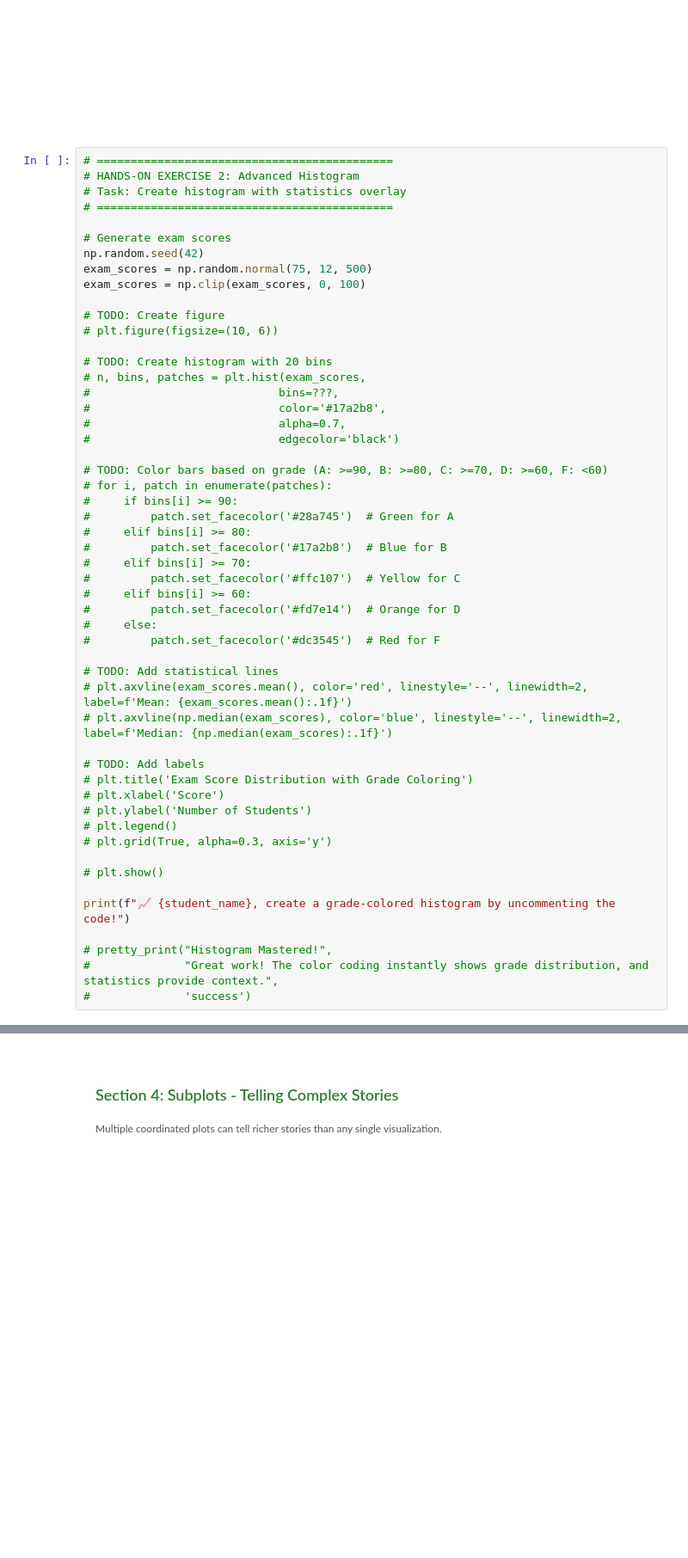
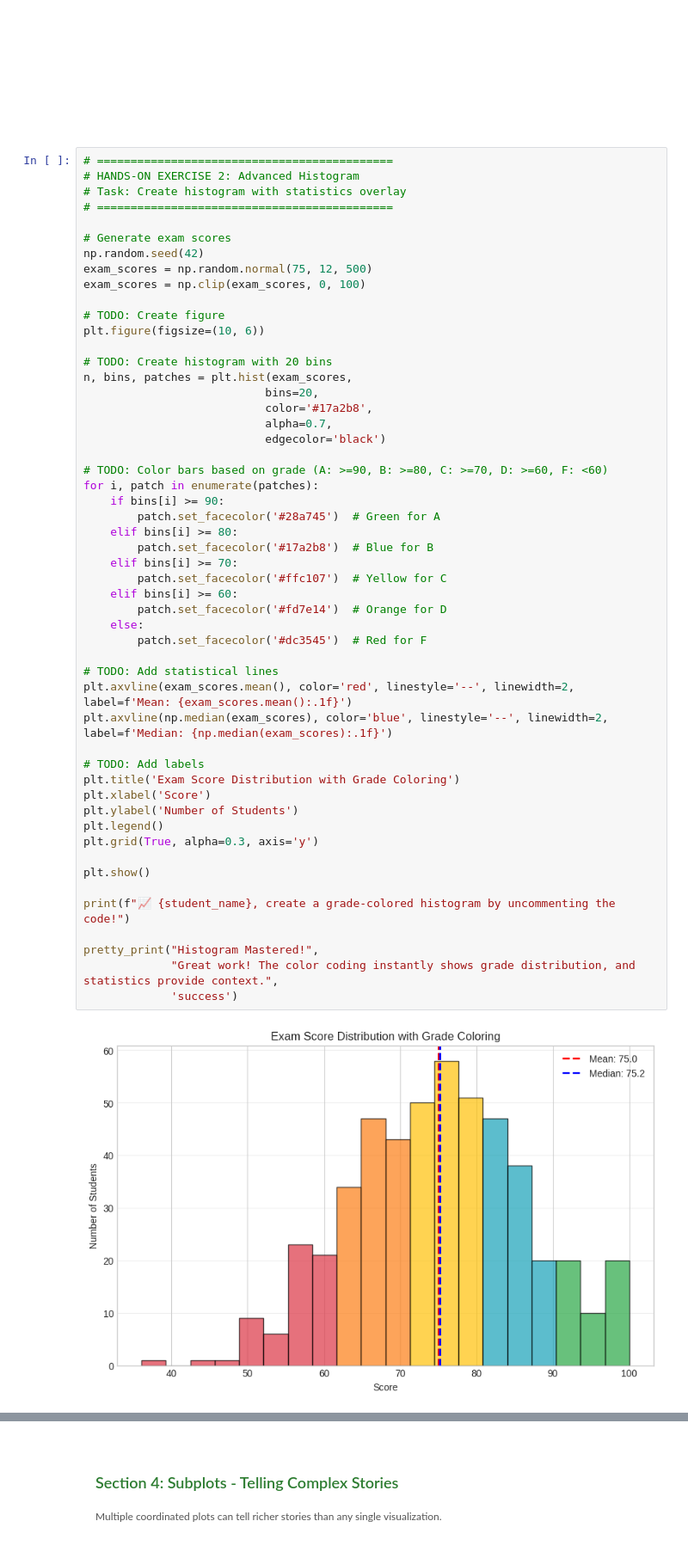
Before and after one commit to Nikhil-Kudupudi/StoryTellingWithData, a Jupyter notebook: Lab_03_Grammar_Graphics.ipynb, the cells around one changed output, grey strips where cells are left out. Shown: that part at 86% size. Saved outputs shown, nothing was run; the diff lists cells and outputs as text; blank space fills up the shorter version.

```diff
--- a/Lab_03_Grammar_Graphics.ipynb
+++ b/Lab_03_Grammar_Graphics.ipynb
@@ -417,53 +418,54 @@ Normal: Most values cluster around mean. Skewed: Outliers pull the mean. Bimodal
 # %%
 # ============================================
 # HANDS-ON EXERCISE 2: Advanced Histogram
 # Task: Create histogram with statistics overlay
 # ============================================
 
 # Generate exam scores
 np.random.seed(42)
 exam_scores = np.random.normal(75, 12, 500)
 exam_scores = np.clip(exam_scores, 0, 100)
 
 # TODO: Create figure
-# plt.figure(figsize=(10, 6))
+plt.figure(figsize=(10, 6))
 
 # TODO: Create histogram with 20 bins
-# n, bins, patches = plt.hist(exam_scores,
-#                            bins=???,
-#                            color='#17a2b8',
-#                            alpha=0.7,
-#                            edgecolor='black')
+n, bins, patches = plt.hist(exam_scores,
+                           bins=20,
+                           color='#17a2b8',
+                           alpha=0.7,
+                           edgecolor='black')
 
 # TODO: Color bars based on grade (A: >=90, B: >=80, C: >=70, D: >=60, F: <60)
-# for i, patch in enumerate(patches):
-#     if bins[i] >= 90:
-#         patch.set_facecolor('#28a745')  # Green for A
-#     elif bins[i] >= 80:
-#         patch.set_facecolor('#17a2b8')  # Blue for B
-#     elif bins[i] >= 70:
-#         patch.set_facecolor('#ffc107')  # Yellow for C
-#     elif bins[i] >= 60:
-#         patch.set_facecolor('#fd7e14')  # Orange for D
-#     else:
-#         patch.set_facecolor('#dc3545')  # Red for F
+for i, patch in enumerate(patches):
+    if bins[i] >= 90:
+        patch.set_facecolor('#28a745')  # Green for A
+    elif bins[i] >= 80:
+        patch.set_facecolor('#17a2b8')  # Blue for B
+    elif bins[i] >= 70:
+        patch.set_facecolor('#ffc107')  # Yellow for C
+    elif bins[i] >= 60:
+        patch.set_facecolor('#fd7e14')  # Orange for D
+    else:
+        patch.set_facecolor('#dc3545')  # Red for F
 
 # TODO: Add statistical lines
-# plt.axvline(exam_scores.mean(), color='red', linestyle='--', linewidth=2, label=f'Mean: {exam_scores.mean():.1f}')
-# plt.axvline(np.median(exam_scores), color='blue', linestyle='--', linewidth=2, label=f'Median: {np.median(exam_scores):.1f}')
+plt.axvline(exam_scores.mean(), color='red', linestyle='--', linewidth=2, label=f'Mean: {exam_scores.mean():.1f}')
+plt.axvline(np.median(exam_scores), color='blue', linestyle='--', linewidth=2, label=f'Median: {np.median(exam_scores):.1f}')
 
 # TODO: Add labels
-# plt.title('Exam Score Distribution with Grade Coloring')
-# plt.xlabel('Score')
-# plt.ylabel('Number of Students')
-# plt.legend()
-# plt.grid(True, alpha=0.3, axis='y')
+plt.title('Exam Score Distribution with Grade Coloring')
+plt.xlabel('Score')
+plt.ylabel('Number of Students')
+plt.legend()
+plt.grid(True, alpha=0.3, axis='y')
 
-# plt.show()
+plt.show()
 
 print(f"📈 {student_name}, create a grade-colored histogram by uncommenting the code!")
 
-# pretty_print("Histogram Mastered!",
-#              "Great work! The color coding instantly shows grade distribution, and statistics provide context.",
-#              'success')
+pretty_print("Histogram Mastered!",
+             "Great work! The color coding instantly shows grade distribution, and statistics provide context.",
+             'success')
 # %% [output]
+[figure, added]
```
Also changed, not shown: parts of 6 cells of this notebook.
